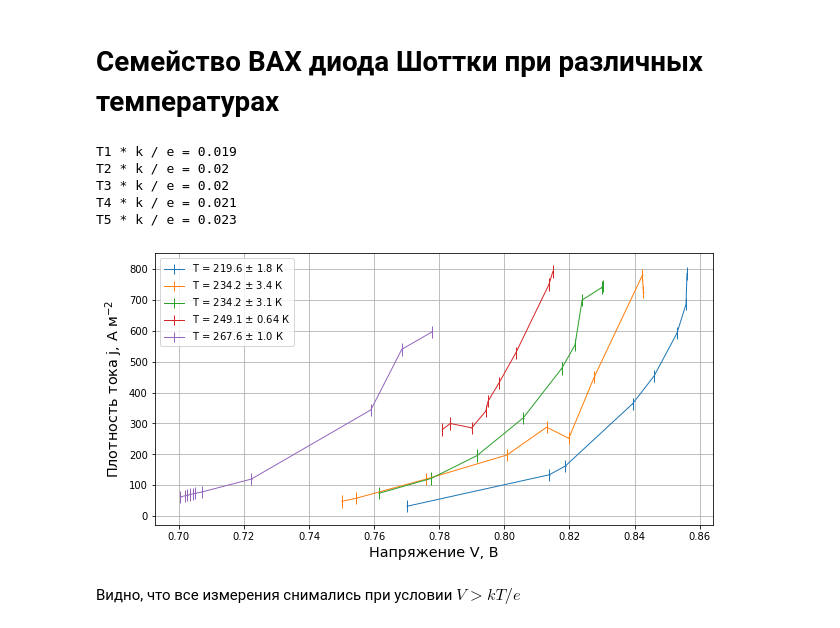
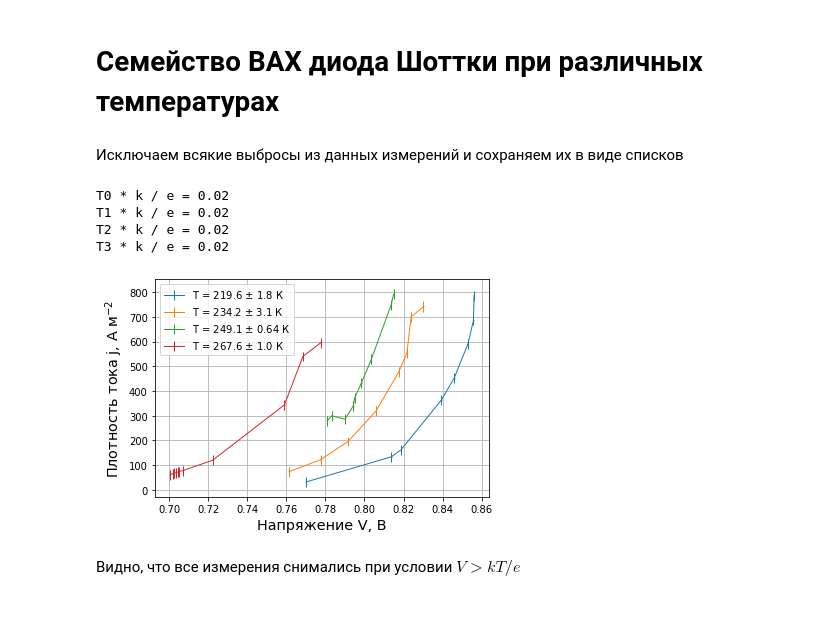
Before and after one commit to MrKozelberg/diod_schottky-, a Jupyter notebook: script.ipynb, the cells around one changed output. Cells and saved outputs as stored; diff of their text form; code cells hidden in the pictures.

```diff
--- a/script.ipynb
+++ b/script.ipynb
@@ -154,48 +159,32 @@ vi4[:, 1] /= 10 * S
 
 vi5 = np.genfromtxt("4.89-4.96.txt")
 vi5[:, 1] /= 10 * S
-# %%
-v_izm_err = 1e-4  # В
-j_izm_err = 1e-5 / S  # А м-2
-
-from scipy.constants import k, e
-
-plt.errorbar(vi1[:, 0], vi1[:, 1], xerr=v_izm_err, yerr=j_izm_err,
-             label=fr"T = {T1:.4} $\pm$ {T1_err:.2} К", lw=1, c='C0')
-plt.errorbar(vi2[:, 0], vi2[:, 1], xerr=v_izm_err, yerr=j_izm_err,
-             label=fr"T = {T2:.4} $\pm$ {T2_err:.2} К", lw=1, c='C1')
-plt.errorbar(vi3[:, 0], vi3[:, 1], xerr=v_izm_err, yerr=j_izm_err,
-             label=fr"T = {T3:.4} $\pm$ {T3_err:.2} К", lw=1, c='C2')
-plt.errorbar(vi4[:-1, 0], vi4[:-1, 1], xerr=v_izm_err, yerr=j_izm_err,
-             label=fr"T = {T4:.4} $\pm$ {T4_err:.2} К", lw=1, c='C3')
-plt.errorbar(vi5[:-1, 0], vi5[:-1, 1], xerr=v_izm_err, yerr=j_izm_err,
-             label=fr"T = {T5:.4} $\pm$ {T5_err:.2} К", lw=1, c='C4')
-
-# plt.axvline(x=T1 * k / e, c='C0', ls='--')
-# plt.axvline(x=T2 * k / e, c='C1', ls='--')
-# plt.axvline(x=T3 * k / e, c='C2', ls='--')
-# plt.axvline(x=T4 * k / e, c='C3', ls='--')
-# plt.axvline(x=T5 * k / e, c='C4', ls='--')
-
-# plt.yscale('log')
-
-plt.xlabel('Напряжение V, В', fontsize='x-large')
-plt.ylabel(r'Плотность тока j, А м${}^{-2}$', fontsize='x-large')
-
-plt.grid()
-plt.legend(loc=2)
-
-print(f'T1 * k / e = {T1 * k / e:.2}')
-print(f'T2 * k / e = {T2 * k / e:.2}')
-print(f'T3 * k / e = {T3 * k / e:.2}')
-print(f'T4 * k / e = {T4 * k / e:.2}')
-print(f'T5 * k / e = {T5 * k / e:.2}')
-
-plt.rcParams["figure.figsize"] = (10,5)
-# %% [output]
-T1 * k / e = 0.019
-T2 * k / e = 0.02
-T3 * k / e = 0.02
-T4 * k / e = 0.021
-T5 * k / e = 0.023
-[figure, removed]
+# %% [markdown]
+Исключаем всякие выбросы из данных измерений и сохраняем их в виде списков
+# %%
+v = [vi1[:, 0], vi3[:, 0], vi4[:-1, 0], vi5[:-1, 0]]
+j = [vi1[:, 1], vi3[:, 1], vi4[:-1, 1], vi5[:-1, 1]]
+# %%
+from scipy.constants import k, e, m_e
+
+v_izm_err = 1e-4  # В
+j_izm_err = 1e-5 / S  # А м-2
+
+for i in range(4):
+    plt.errorbar(v[i], j[i], xerr=v_izm_err, yerr=j_izm_err,
+                 label=fr"T = {T[i]:.4} $\pm$ {T_err[i]:.2} К", lw=1)
+
+plt.xlabel('Напряжение V, В', fontsize='x-large')
+plt.ylabel(r'Плотность тока j, А м${}^{-2}$', fontsize='x-large')
+
+plt.grid()
+plt.legend(loc=2)
+
+for i in range(4):
+    print(f'T{i} * k / e = {T[i] * k / e:.1} В')
+# %% [output]
+T0 * k / e = 0.02
+T1 * k / e = 0.02
+T2 * k / e = 0.02
+T3 * k / e = 0.02
+[figure, added]
```
Also changed, not shown: parts of 21 cells of this notebook, 10 other files.
